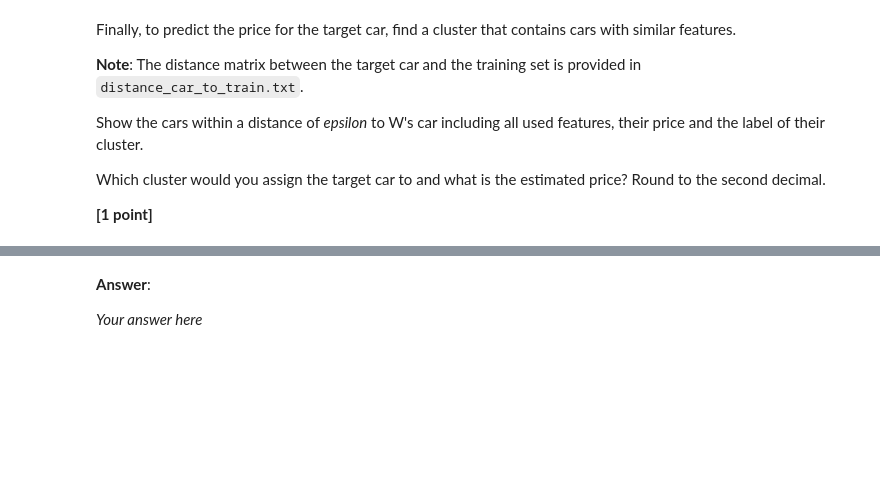
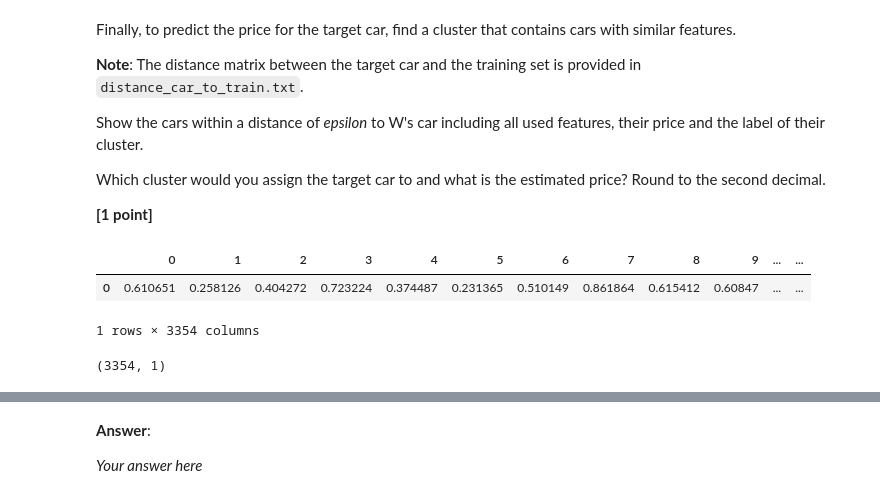
Before and after one commit to sillyduckyluck/IDS_Winning_team, a Jupyter notebook: Part_1/IDS_WS23_Assignment_part_1-student.ipynb, the cells around one changed output, grey strips where cells are left out. Drawn from its saved outputs; the diff is of its cells as text; code cells hidden in the pictures; blank space fills up the shorter version.

```diff
--- a/Part_1/IDS_WS23_Assignment_part_1-student.ipynb
+++ b/Part_1/IDS_WS23_Assignment_part_1-student.ipynb
@@ -937,0 +1028,12 @@ car_dist = np.genfromtxt("distance_car_to_train.txt", delimiter=",")
+# %%
+car_dist = np.genfromtxt("distance_car_to_train.txt", delimiter=",")
+distance_target_to_train_df = pd.read_csv("distance_car_to_train.txt", header = None)
+
+display(distance_target_to_train_df)
+
+print(car_dist.reshape(-1, 1).shape)
+# %% [output]
+|  | 0 | 1 | 2 | 3 | 4 | 5 | 6 | 7 | 8 | 9 | ... | ... |
+| 0 | 0.610651 | 0.258126 | 0.404272 | 0.723224 | 0.374487 | 0.231365 | 0.510149 | 0.861864 | 0.615412 | 0.60847 | ... | ... |
+1 rows × 3354 columns
+(3354, 1)
```
Also changed, not shown: parts of 14 cells of this notebook.
